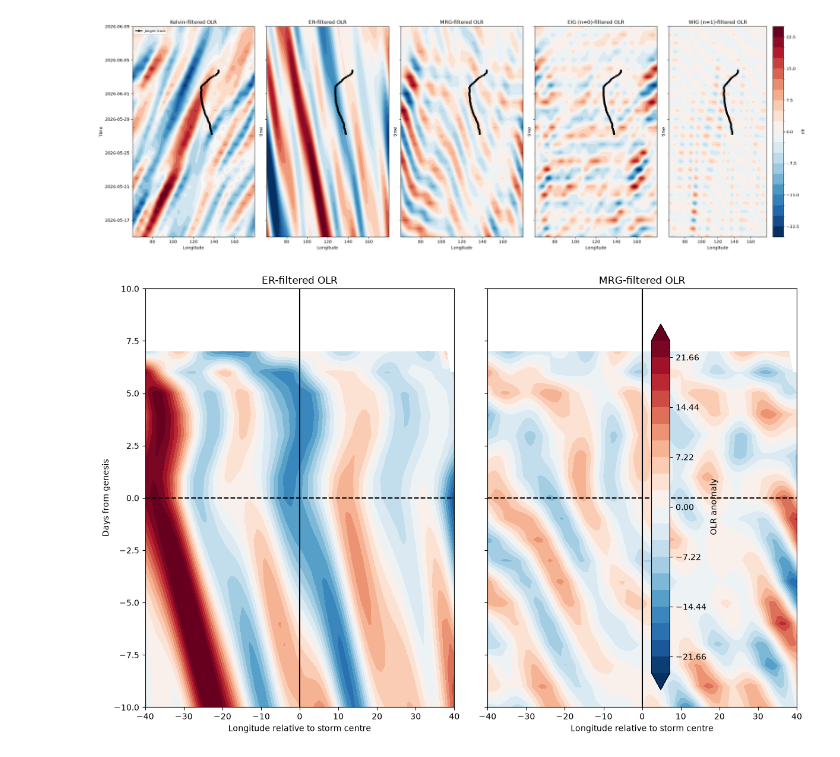
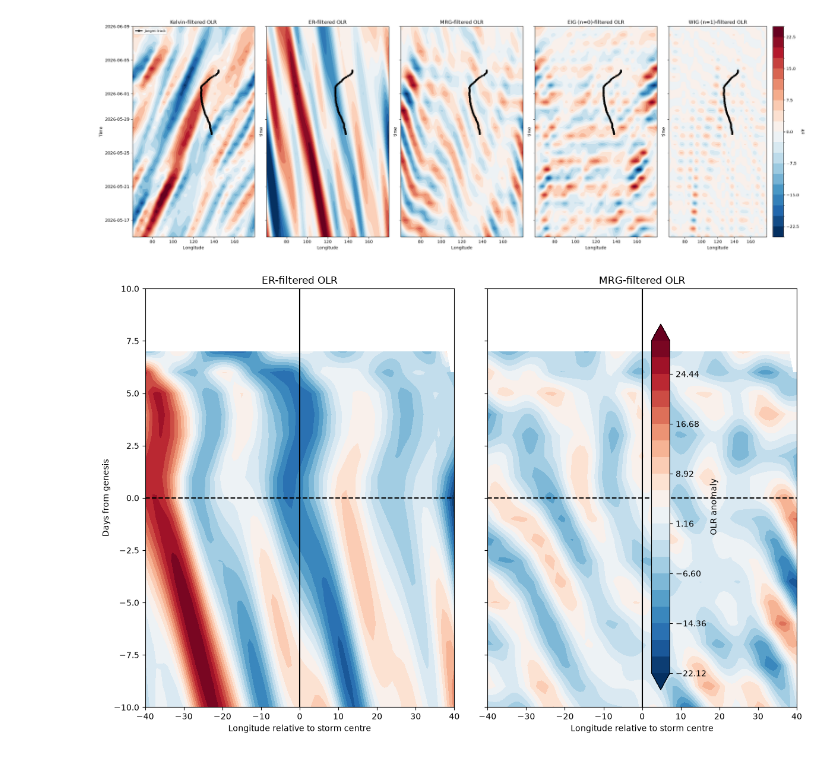
Before and after one commit to Mani-Blaze/Project_cyclone_jangmi, a Jupyter notebook: Code/ccew_jag.ipynb, the cells around one changed output. Saved outputs shown, nothing was run; the diff lists cells and outputs as text; code cells hidden in the pictures.

```diff
--- a/Code/ccew_jag.ipynb
+++ b/Code/ccew_jag.ipynb
@@ -242,33 +242,33 @@ def c_hov(field,lon_range=40,name=""):
 
 
 # Make the storm-centred Hovmoller diagrams
 er_centered=c_hov(er_fil,name="ER")
 mrg_centered=c_hov(m_fil,name="MRG")
 
 
 # Plot
 fig,(ax1,ax2)=plt.subplots(1,2,figsize=(12,8),sharey=True)
 
 all_values=np.concatenate([er_centered.values.ravel(),mrg_centered.values.ravel()])
-
+levels=np.linspace(np.nanmin(all_values),np.nanmax(all_values),21)
 plot1=ax1.contourf(er_centered["lon_rel"],er_centered["lag_days"],er_centered,levels=levels,cmap="RdBu_r",extend="both")
 ax1.axvline(0,color="k")
 ax1.axhline(0,color="k",ls="--")
 ax1.set_title("ER-filtered OLR")
 ax1.set_xlabel("Longitude relative to storm centre")
 
 plot2=ax2.contourf(mrg_centered["lon_rel"], mrg_centered["lag_days"],mrg_centered,levels=levels,cmap="RdBu_r",extend="both")
 ax2.axvline(0,color="k")
 ax2.axhline(0,color="k",ls="--")
 ax2.set_title("MRG-filtered OLR")
 ax2.set_xlabel("Longitude relative to storm centre")
 
 ax1.set_ylabel("Days from genesis")
 
 fig.colorbar(plot1,ax=(ax1, ax2),label="OLR anomaly")
 
 plt.tight_layout()
 plt.show()
 # %% [output]
-[figure, old version]
+[figure, new version]
 # %%
```
Also changed, not shown: parts of 3 cells of this notebook.
